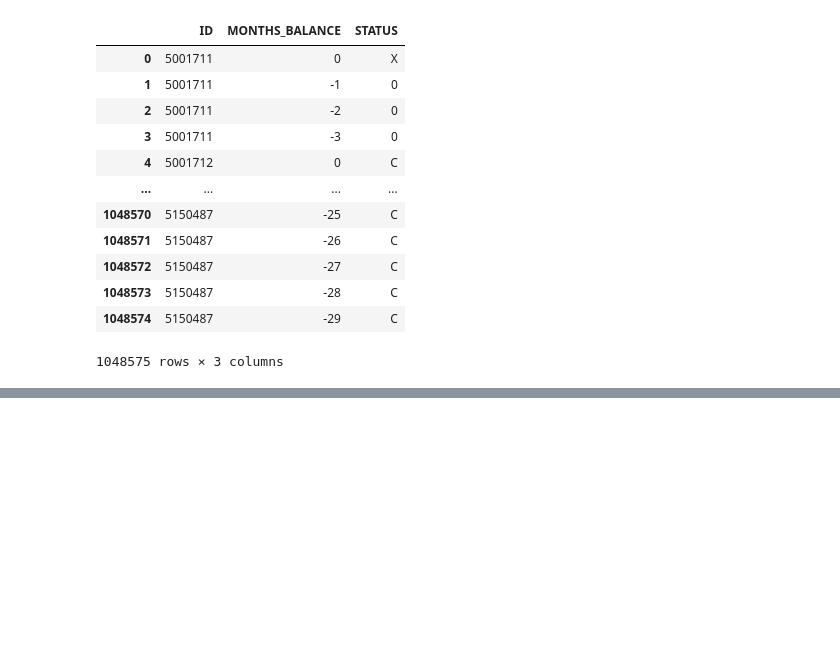
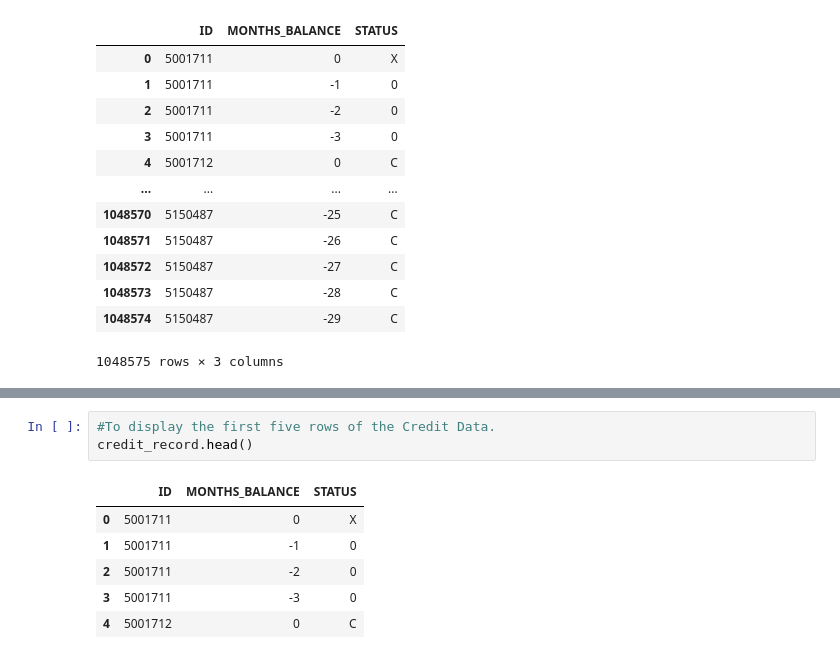
Before and after one commit to fazmila/Project, a Jupyter notebook: Project.ipynb, the cells around one changed output, grey strips where cells are left out. Cells and saved outputs as stored; diff of their text form; blank space fills up the shorter version.

```diff
--- a/Project.ipynb
+++ b/Project.ipynb
@@ -40,0 +51,10 @@ credit_record
+# %%
+#To display the first five rows of the Credit Data.
+credit_record.head()
+# %% [output]
+|  | ID | MONTHS_BALANCE | STATUS |
+| 0 | 5001711 | 0 | X |
+| 1 | 5001711 | -1 | 0 |
+| 2 | 5001711 | -2 | 0 |
+| 3 | 5001711 | -3 | 0 |
+| 4 | 5001712 | 0 | C |
```
Also changed, not shown: parts of 5 cells of this notebook.
